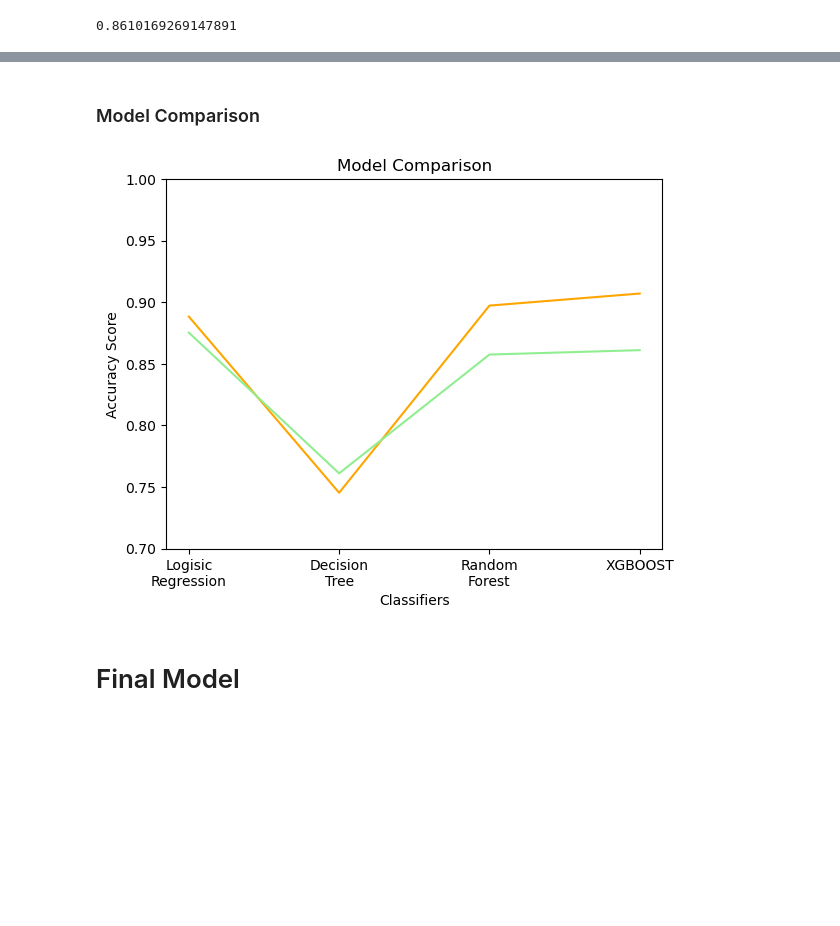
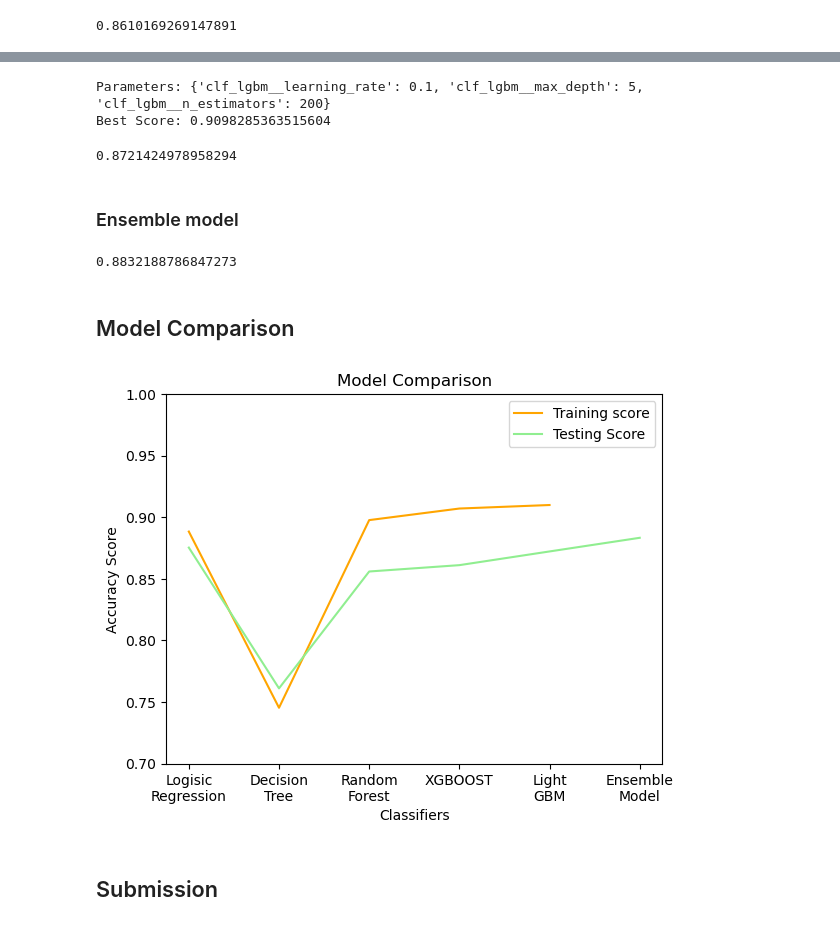
Before and after one commit to ashx010/House_Price_Data_Analysis, a Jupyter notebook: house-price-data-analysis-and-prediction-model.ipynb, the cells around one changed output, grey strips where cells are left out. Cells and saved outputs as stored; diff of their text form; code cells hidden in the pictures; blank space fills up the shorter version.

Commit message:
Optimize and Clean code, Add LightGBM model, Add Averaging Ensemble Model, Improve RMSE Score

```diff
--- a/house-price-data-analysis-and-prediction-model.ipynb
+++ b/house-price-data-analysis-and-prediction-model.ipynb
@@ -96,6 +100,6 @@ cont_features = np.array([i for i in data_temp.columns.tolist() if data_temp[i].
 # %%
 f,ax = plt.subplots(8,5, figsize=(25,40))
 for i,ax in zip(cat_features, ax.reshape(-1)):
-    sns.countplot(x=cat_features[k], data=data_temp, ax=ax, palette='Set3')
+    sns.countplot(x=i, data=data_temp, ax=ax, palette='Set3')
 plt.show()
 # %% [output]
@@ -367,23 +375,65 @@ sc4
+# %%
+from lightgbm import LGBMRegressor
+from sklearn.pipeline import Pipeline
+from sklearn.model_selection import GridSearchCV
+
+# Create a pipeline with LightGBM as the estimator
+pipeline_lgbm = Pipeline([
+    ('scaler', StandardScaler()),
+    ('clf_lgbm', LGBMRegressor())
+])
+
+# Define the parameter grid for LightGBM
+param_grid_lgbm = {
+    'clf_lgbm__n_estimators': [100, 200, 500],
+    'clf_lgbm__learning_rate': [0.1, 0.01, 0.001],
+    'clf_lgbm__max_depth': [5, 10]
+}
+
+# Perform grid search using the pipeline and parameter grid
+grid_search_lgbm = GridSearchCV(pipeline_lgbm, param_grid_lgbm, cv=7)
+grid_search_lgbm.fit(xtrain, ytrain)
+
+# Print the best parameters and best score
+print('Parameters:', grid_search_lgbm.best_params_)
+print('Best Score:', grid_search_lgbm.best_score_)
+# %% [output]
+Parameters: {'clf_lgbm__learning_rate': 0.1, 'clf_lgbm__max_depth': 5, 'clf_lgbm__n_estimators': 200}
+Best Score: 0.9098285363515604
+# %%
+ypred5 = grid_search_lgbm.predict(xtest)
+sc5 = r2_score(ytest, ypred5)
+sc5
+# %% [output]
+0.8721424978958294
+# %% [markdown]
+### Ensemble model
+# %%
+ypred_ens = np.mean([ypred1, ypred3, ypred4, ypred5],axis=0)
+sc6 = r2_score(ytest, ypred_ens)
+sc6
+# %% [output]
+0.8832188786847273
 # %% [markdown]
-### Model Comparison
+## Model Comparison
 # %%
-plt.plot(['Logisic\nRegression','Decision\nTree','Random\nForest', 'XGBOOST'],
+plt.plot(['Logisic\nRegression','Decision\nTree','Random\nForest', 'XGBOOST', 'Light\nGBM'],
          [grid_search1.best_score_,
           grid_search2.best_score_,
           grid_search3.best_score_,
-          grid_search_xgb.best_score_],
-        color = 'Orange')
+          grid_search_xgb.best_score_,
+          grid_search_lgbm.best_score_],
+        color = 'Orange', label='Training score')
 
-plt.plot(['Logisic\nRegression','Decision\nTree','Random\nForest', 'XGBOOST'],
-         [sc1,sc2,sc3,sc4],
-        color = 'lightgreen')
+plt.plot(['Logisic\nRegression','Decision\nTree','Random\nForest', 'XGBOOST', 'Light\nGBM', 'Ensemble\nModel'],
+         [sc1,sc2,sc3,sc4,sc5,sc6],
+        color = 'lightgreen', label='Testing Score')
 
 plt.ylim(0.7,1)
 plt.ylabel('Accuracy Score')
 plt.xlabel('Classifiers')
 plt.title('Model Comparison')
+plt.legend()
 plt.show()
 # %% [output]
-[figure, old version]
+[figure, new version]
-# %% [markdown]
-# Final Model
@@ -391,0 +440,2 @@ ypredf = grid_search_xgb.predict(test_data1)
+# %% [markdown]
+## Submission
```
Also changed, not shown: parts of 22 cells of this notebook.
